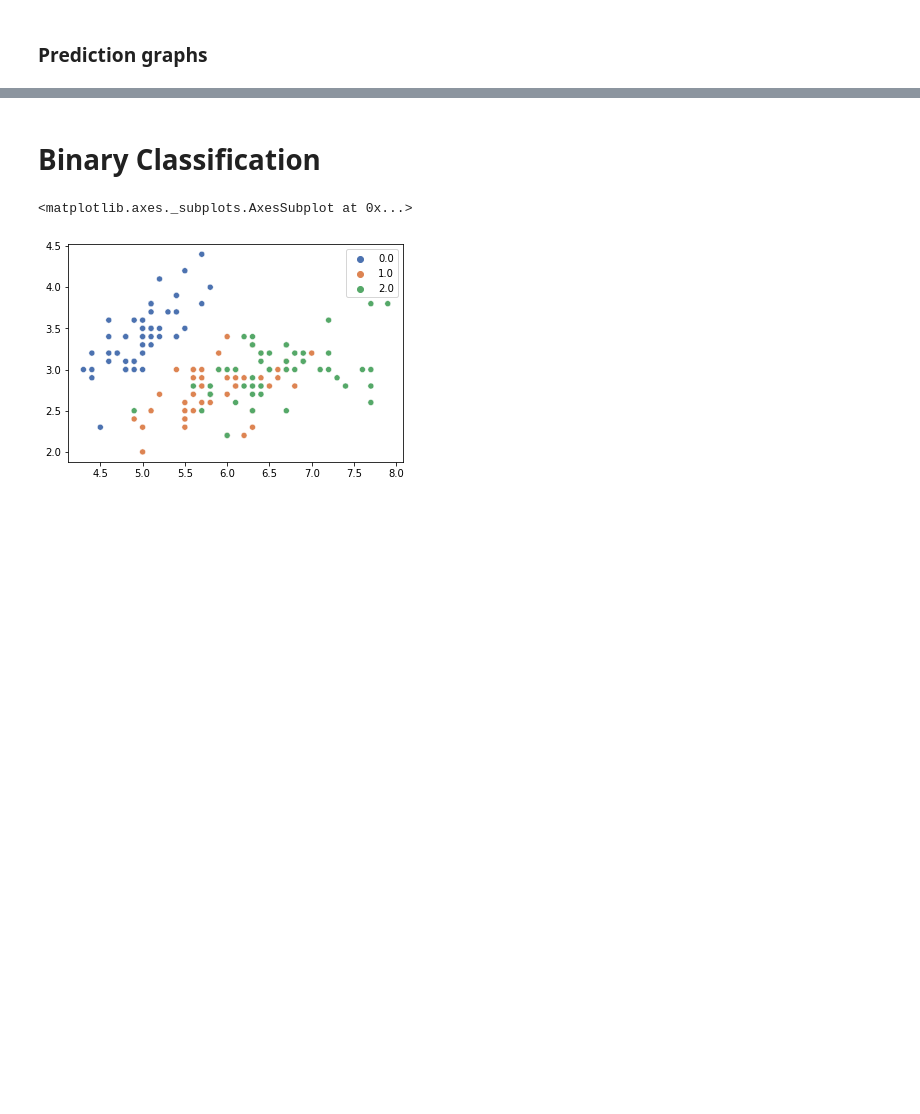
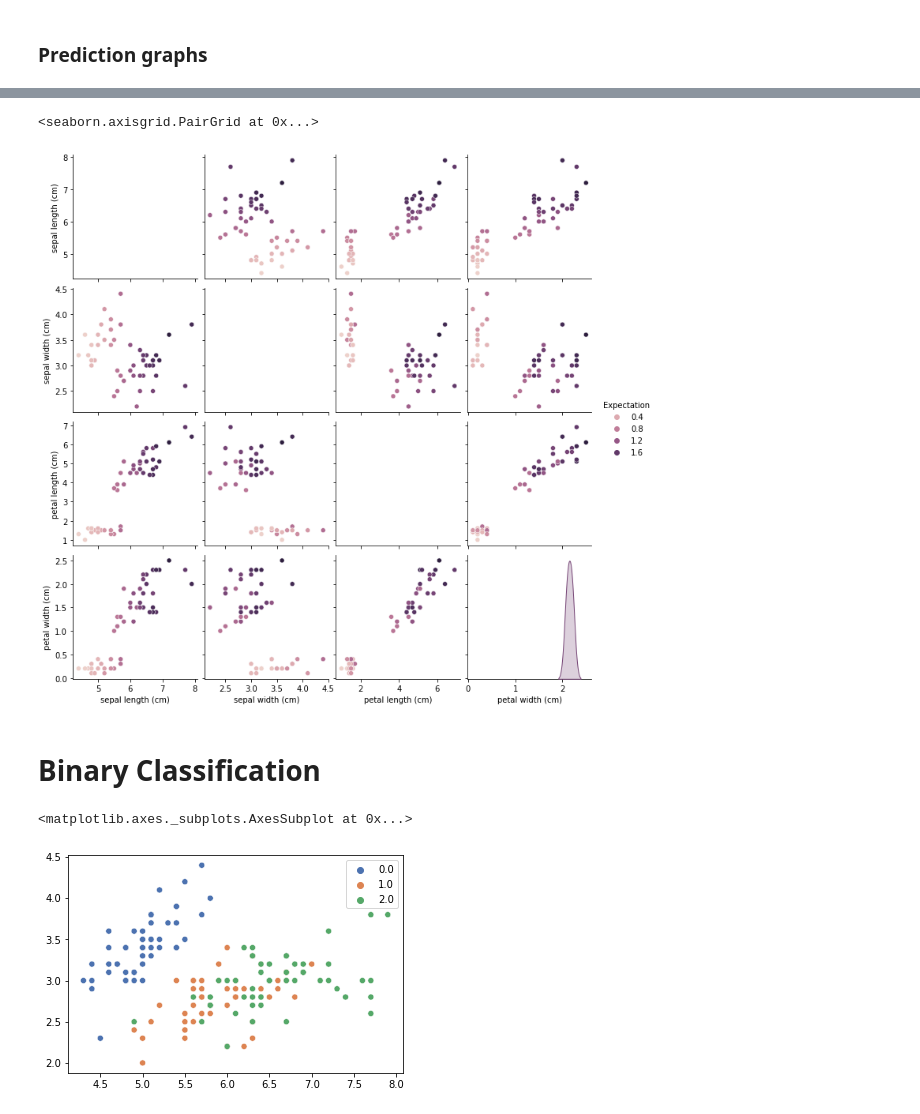
Before and after one commit to GeorgeWilliam1999/XAI-Project, a Jupyter notebook: Quantum_XAI.ipynb, the cells around one changed output, grey strips where cells are left out. Saved outputs shown, nothing was run; the diff lists cells and outputs as text; code cells hidden in the pictures; blank space fills up the shorter version.

```diff
--- a/Quantum_XAI.ipynb
+++ b/Quantum_XAI.ipynb
@@ -425,3 +445,8 @@ The initial calssification is 57.99999999999999 % accurate
+# %%
+sns.pairplot(test_df[test_df.columns[:5]], hue="Expectation")
+# %% [output]
+<seaborn.axisgrid.PairGrid at 0x...>
+[figure, added]
 # %% [markdown]
 # Binary Classification
 # %%
```
Also changed, not shown: parts of 58 cells of this notebook.
